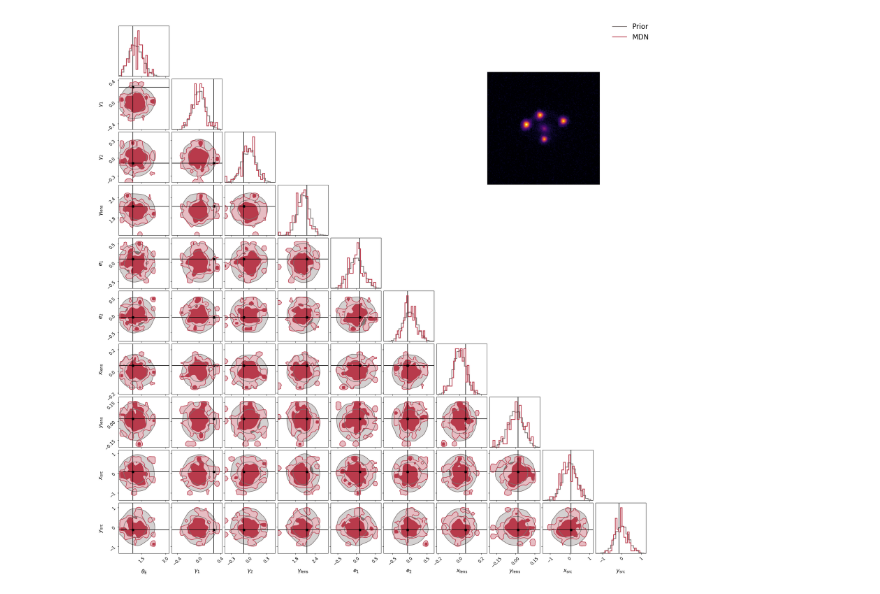
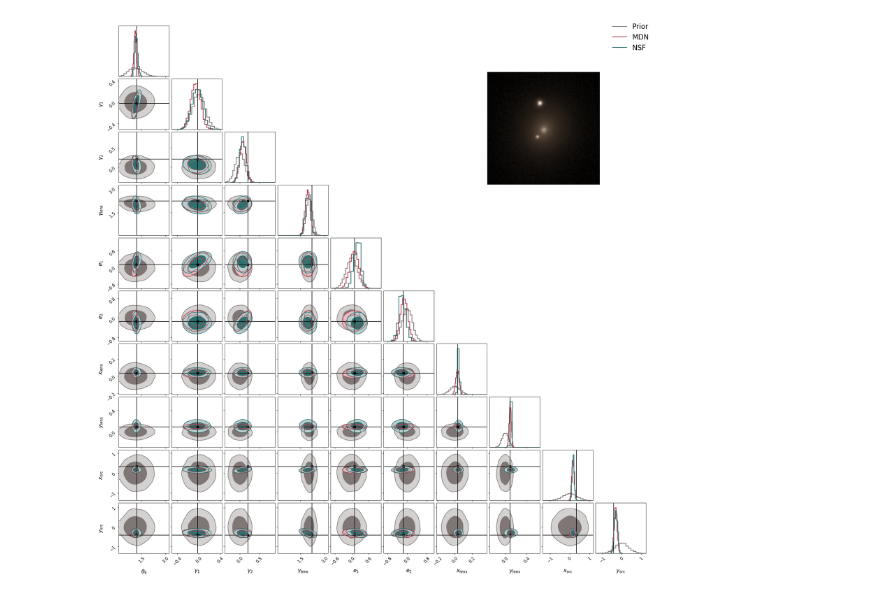
Before and after one commit to StevenDillmann/sbi-stronglensing, a Jupyter notebook: src/analysis_notebook.ipynb, the cells around one changed output. Saved outputs shown, nothing was run; the diff lists cells and outputs as text; code cells hidden in the pictures.

```diff
--- a/src/analysis_notebook.ipynb
+++ b/src/analysis_notebook.ipynb
@@ -94,20 +100,18 @@ samples_nsf = posterior_nsf.sample_batched((10000,), x=x_obs)
 # %%
 # Plot corner
 import matplotlib.colors as mcolors
-cmap = mcolors.LinearSegmentedColormap.from_list('custom_cmap', ['black', stanford_brown_light, 'white'])
-
-# Sample one
-i = 99
-samples_one_maf = samples_maf[i]
-samples_one_mdn = samples_mdn[i]
-samples_one_nsf = samples_nsf[i]
+cmap = mcolors.LinearSegmentedColormap.from_list('custom_cmap', ['black', stanford_brown, 'white'])
+i = 17
+samples_one_maf = samples_maf[:,i]
+samples_one_mdn = samples_mdn[:,i]
+samples_one_nsf = samples_nsf[:,i]
 truths = theta_obs[i]
 
 #
 f = plot_corner(np.array(theta_val), np.array(truths), param_names, stanford_stone, show_titles=False, legend_label='Prior')
 f = plot_corner_overlay(f, np.array(samples_one_mdn), stanford_red_light, legend_label='MDN')
-# f = plot_corner_overlay(f, np.array(samples_one_maf), stanford_red_light, legend_label='MAF')
-# f = plot_corner_overlay(f, np.array(samples_one_nsf), stanford_blue_light, legend_label='NSF')
-f = plot_corner_image(f, x_obs[i].numpy(), position=(0.7, 0.7, 0.2, 0.2), cmap='inferno')
+# f = plot_corner_overlay(f, np.array(samples_one_maf), stanford_green_light, legend_label='MAF')
+f = plot_corner_overlay(f, np.array(samples_one_nsf), stanford_green_light, legend_label='NSF')
+f = plot_corner_image(f, x_obs[i].numpy(), position=(0.7, 0.7, 0.2, 0.2), cmap=cmap)
 # %% [output]
-[figure, old version]
+[figure, new version]
```
Also changed, not shown: parts of 3 cells of this notebook, 6 other files.
